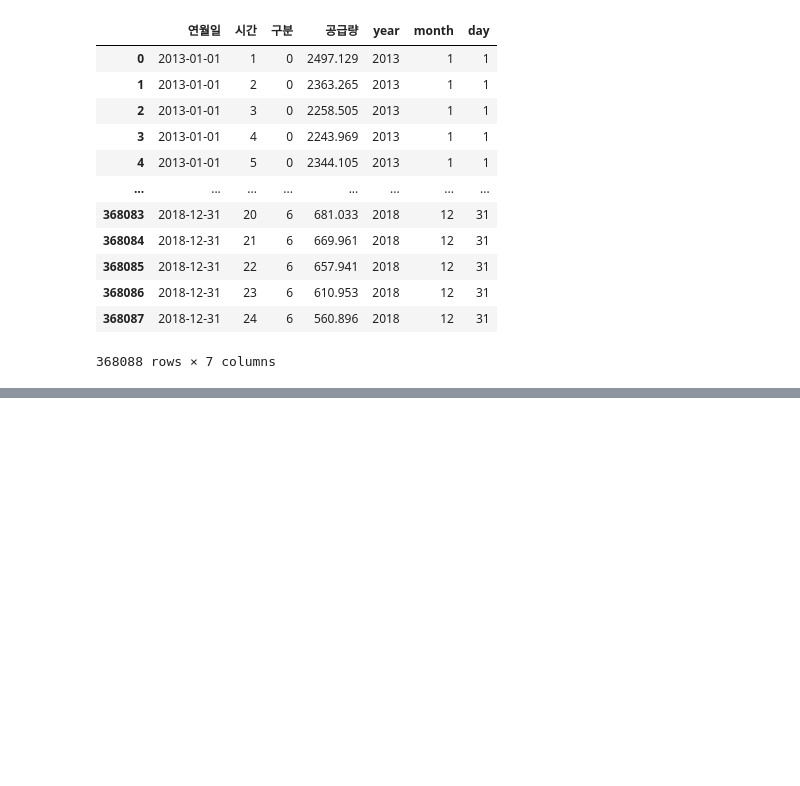
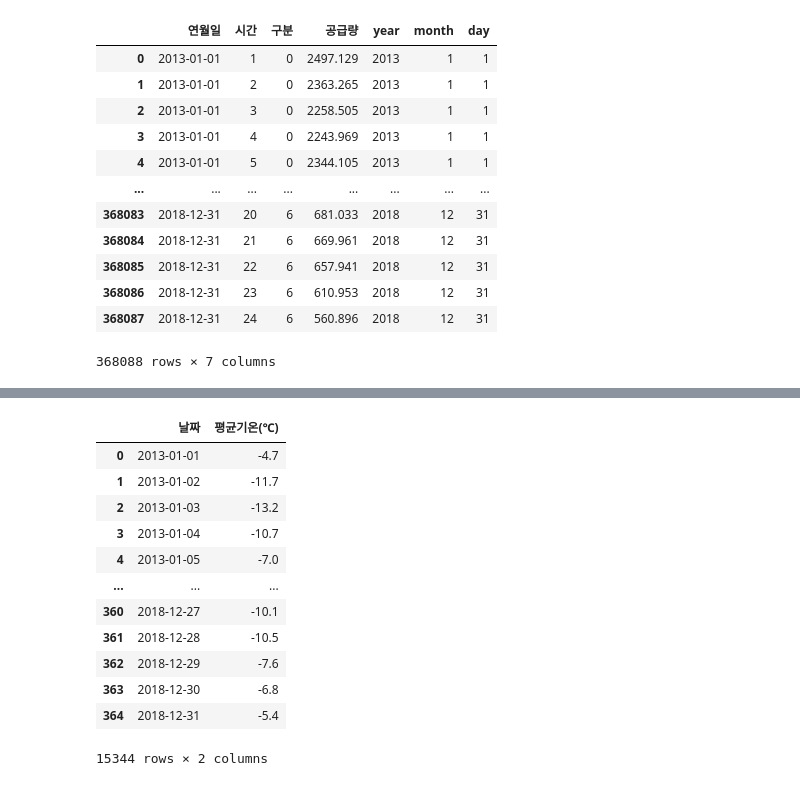
Before and after one commit to heehminh/BDP-Project, a Jupyter notebook: main_전처리.ipynb, the cells around one changed output, grey strips where cells are left out. Cells and saved outputs as stored; diff of their text form; code cells hidden in the pictures; blank space fills up the shorter version.

```diff
--- a/main_전처리.ipynb
+++ b/main_전처리.ipynb
@@ -129,0 +180,35 @@ main
+# %%
+temp = pd.DataFrame({"날짜":['2015-01-01 00:00'], '평균기온(℃)':[-3.340556]})
+temp_mean2015 = pd.concat([temp, temp_mean2015])
+# %%
+def df_duplicate(df):
+  new_df = pd.DataFrame()
+  for _ in range(7):
+    new_df = pd.concat([new_df, df])
+  return new_df
+# %%
+weather_2013_total = df_duplicate(temp_mean2013)
+weather_2014_total = df_duplicate(temp_mean2014)
+weather_2015_total = df_duplicate(temp_mean2015)
+weather_2016_total = df_duplicate(temp_mean2016)
+weather_2017_total = df_duplicate(temp_mean2017)
+weather_2018_total = df_duplicate(temp_mean2018)
+# %%
+weather_total = pd.concat([weather_2013_total, weather_2014_total, weather_2015_total,
+                           weather_2016_total, weather_2017_total, weather_2018_total])
+# %%
+weather_total
+# %% [output]
+|  | 날짜 | 평균기온(℃) |
+| 0 | 2013-01-01 | -4.7 |
+| 1 | 2013-01-02 | -11.7 |
+| 2 | 2013-01-03 | -13.2 |
+| 3 | 2013-01-04 | -10.7 |
+| 4 | 2013-01-05 | -7.0 |
+| ... | ... | ... |
+| 360 | 2018-12-27 | -10.1 |
+| 361 | 2018-12-28 | -10.5 |
+| 362 | 2018-12-29 | -7.6 |
+| 363 | 2018-12-30 | -6.8 |
+| 364 | 2018-12-31 | -5.4 |
+15344 rows × 2 columns
```
Also changed, not shown: parts of 10 cells of this notebook.
